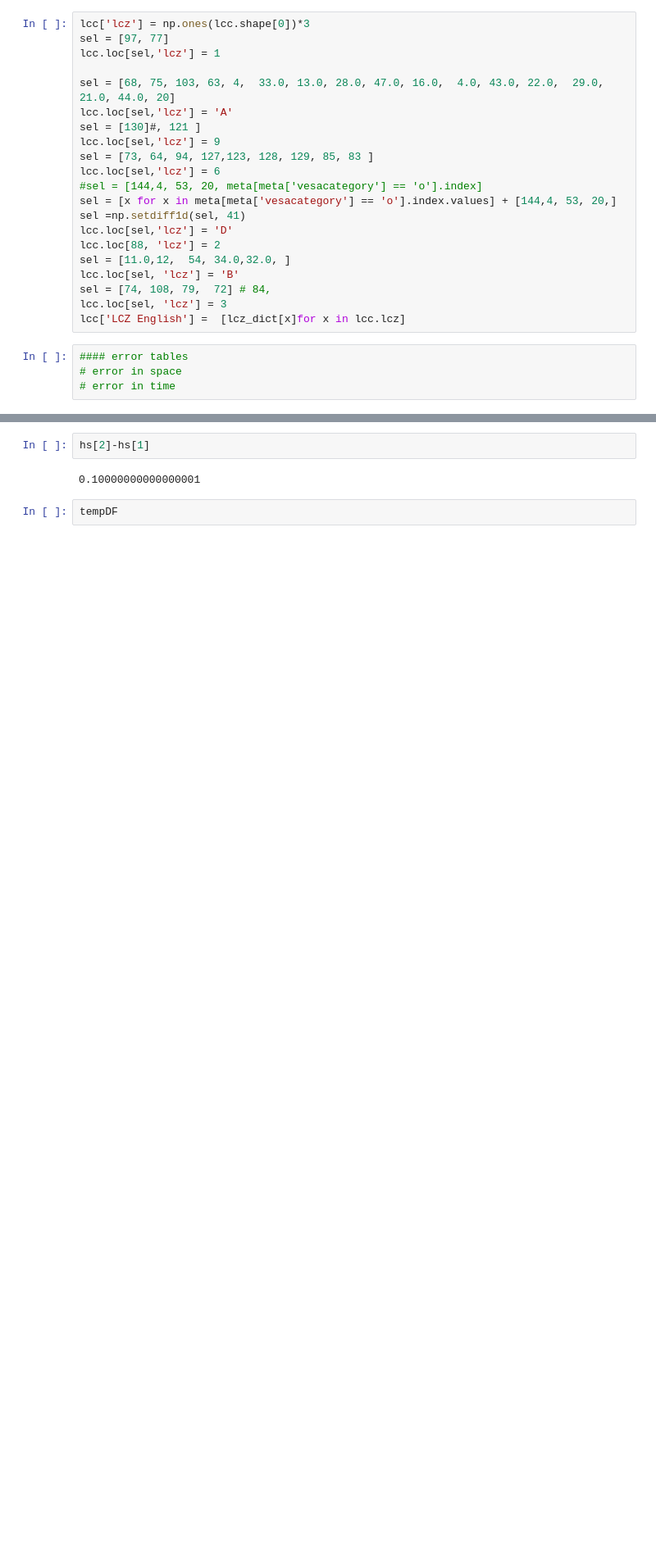
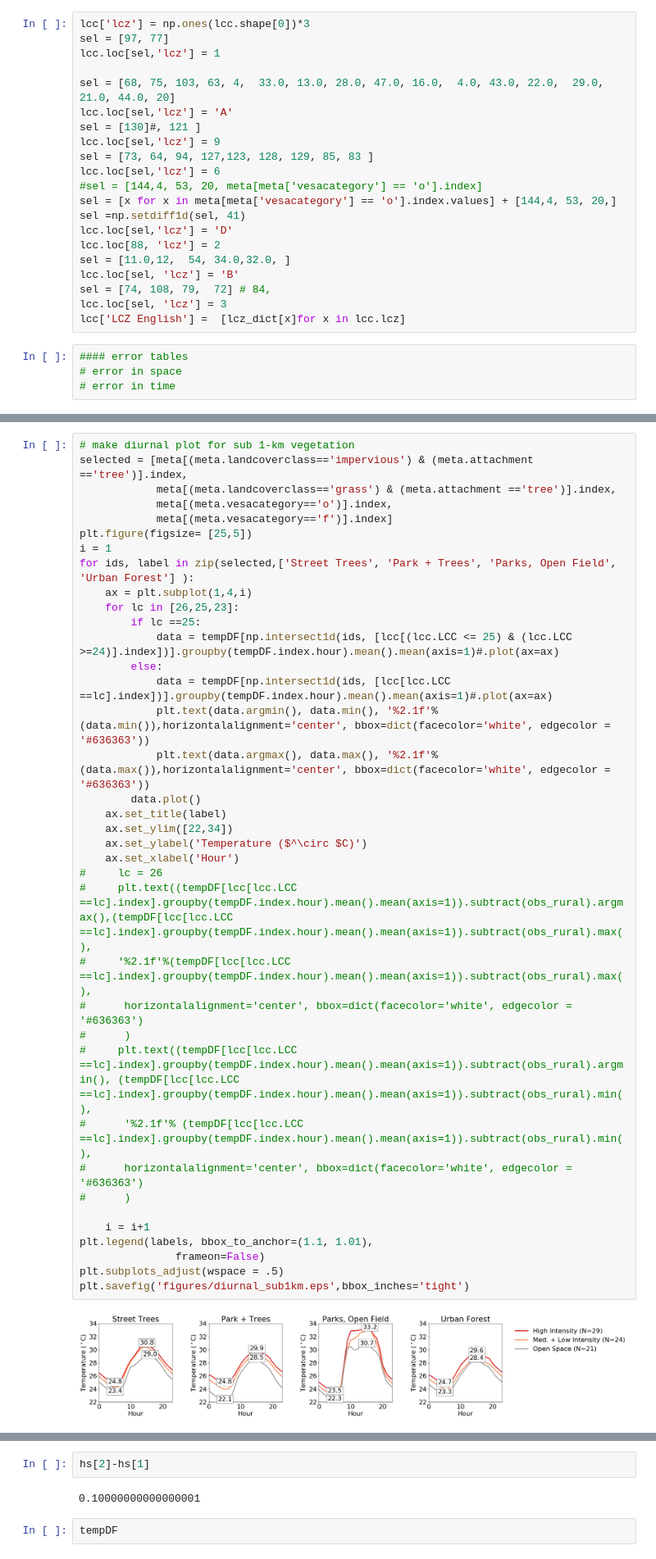
Before and after one commit to gottscott/finalthesischapter, a Jupyter notebook: PaperFigures.ipynb, the cells around one changed output, grey strips where cells are left out. Shown at 82% size. Drawn from its saved outputs; the diff is of its cells as text; blank space fills up the shorter version.

```diff
--- a/PaperFigures.ipynb
+++ b/PaperFigures.ipynb
@@ -708,0 +872,39 @@ plt.savefig('figures/diurnal.eps',bbox_inches='tight')
+# %%
+# make diurnal plot for sub 1-km vegetation
+selected = [meta[(meta.landcoverclass=='impervious') & (meta.attachment =='tree')].index,
+            meta[(meta.landcoverclass=='grass') & (meta.attachment =='tree')].index,
+            meta[(meta.vesacategory=='o')].index,
+            meta[(meta.vesacategory=='f')].index]
+plt.figure(figsize= [25,5])
+i = 1
+for ids, label in zip(selected,['Street Trees', 'Park + Trees', 'Parks, Open Field', 'Urban Forest'] ):
+    ax = plt.subplot(1,4,i)
+    for lc in [26,25,23]:
+        if lc ==25:
+            data = tempDF[np.intersect1d(ids, [lcc[(lcc.LCC <= 25) & (lcc.LCC >=24)].index])].groupby(tempDF.index.hour).mean().mean(axis=1)#.plot(ax=ax)
+        else:
+            data = tempDF[np.intersect1d(ids, [lcc[lcc.LCC ==lc].index])].groupby(tempDF.index.hour).mean().mean(axis=1)#.plot(ax=ax)
+            plt.text(data.argmin(), data.min(), '%2.1f'%(data.min()),horizontalalignment='center', bbox=dict(facecolor='white', edgecolor = '#636363'))
+            plt.text(data.argmax(), data.max(), '%2.1f'%(data.max()),horizontalalignment='center', bbox=dict(facecolor='white', edgecolor = '#636363'))
+        data.plot()
+    ax.set_title(label)
+    ax.set_ylim([22,34])
+    ax.set_ylabel('Temperature ($^\circ $C)')
+    ax.set_xlabel('Hour')
+#     lc = 26
+#     plt.text((tempDF[lcc[lcc.LCC ==lc].index].groupby(tempDF.index.hour).mean().mean(axis=1)).subtract(obs_rural).argmax(),(tempDF[lcc[lcc.LCC ==lc].index].groupby(tempDF.index.hour).mean().mean(axis=1)).subtract(obs_rural).max(),
+#     '%2.1f'%(tempDF[lcc[lcc.LCC ==lc].index].groupby(tempDF.index.hour).mean().mean(axis=1)).subtract(obs_rural).max(),
+#      horizontalalignment='center', bbox=dict(facecolor='white', edgecolor = '#636363')
+#      )
+#     plt.text((tempDF[lcc[lcc.LCC ==lc].index].groupby(tempDF.index.hour).mean().mean(axis=1)).subtract(obs_rural).argmin(), (tempDF[lcc[lcc.LCC ==lc].index].groupby(tempDF.index.hour).mean().mean(axis=1)).subtract(obs_rural).min(),
+#      '%2.1f'% (tempDF[lcc[lcc.LCC ==lc].index].groupby(tempDF.index.hour).mean().mean(axis=1)).subtract(obs_rural).min(),
+#      horizontalalignment='center', bbox=dict(facecolor='white', edgecolor = '#636363')
+#      )
+
+    i = i+1
+plt.legend(labels, bbox_to_anchor=(1.1, 1.01),
+               frameon=False)
+plt.subplots_adjust(wspace = .5)
+plt.savefig('figures/diurnal_sub1km.eps',bbox_inches='tight')
+# %% [output]
+[figure, added]
```
Also changed, not shown: parts of 26 cells of this notebook, 1 other file.
